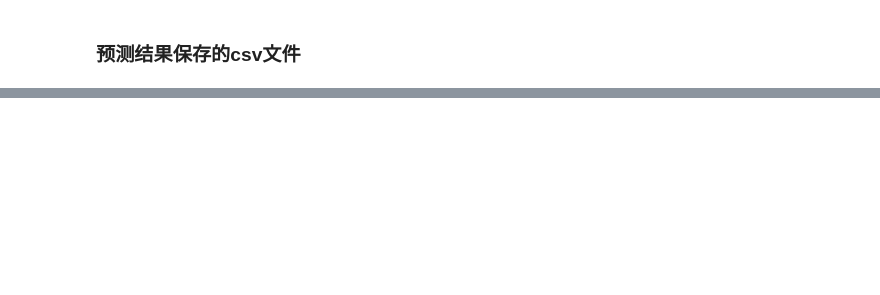
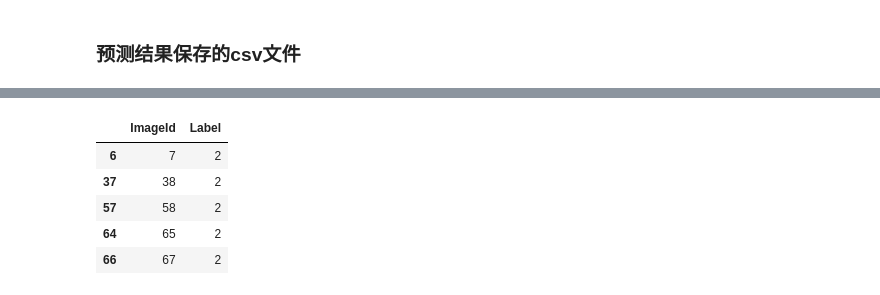
Before and after one commit to CoderSLZhang/Kaggle_Digit_Recognizer, a Jupyter notebook: Fineturn_Resnet50.ipynb, the cells around one changed output, grey strips where cells are left out. Cells and saved outputs as stored; diff of their text form; code cells hidden in the pictures; blank space fills up the shorter version.

```diff
--- a/Fineturn_Resnet50.ipynb
+++ b/Fineturn_Resnet50.ipynb
@@ -443,0 +471,9 @@ df.head()
+# %%
+df[df.Label == 2].head()
+# %% [output]
+|  | ImageId | Label |
+| 6 | 7 | 2 |
+| 37 | 38 | 2 |
+| 57 | 58 | 2 |
+| 64 | 65 | 2 |
+| 66 | 67 | 2 |
```
Also changed, not shown: parts of 9 cells of this notebook.
